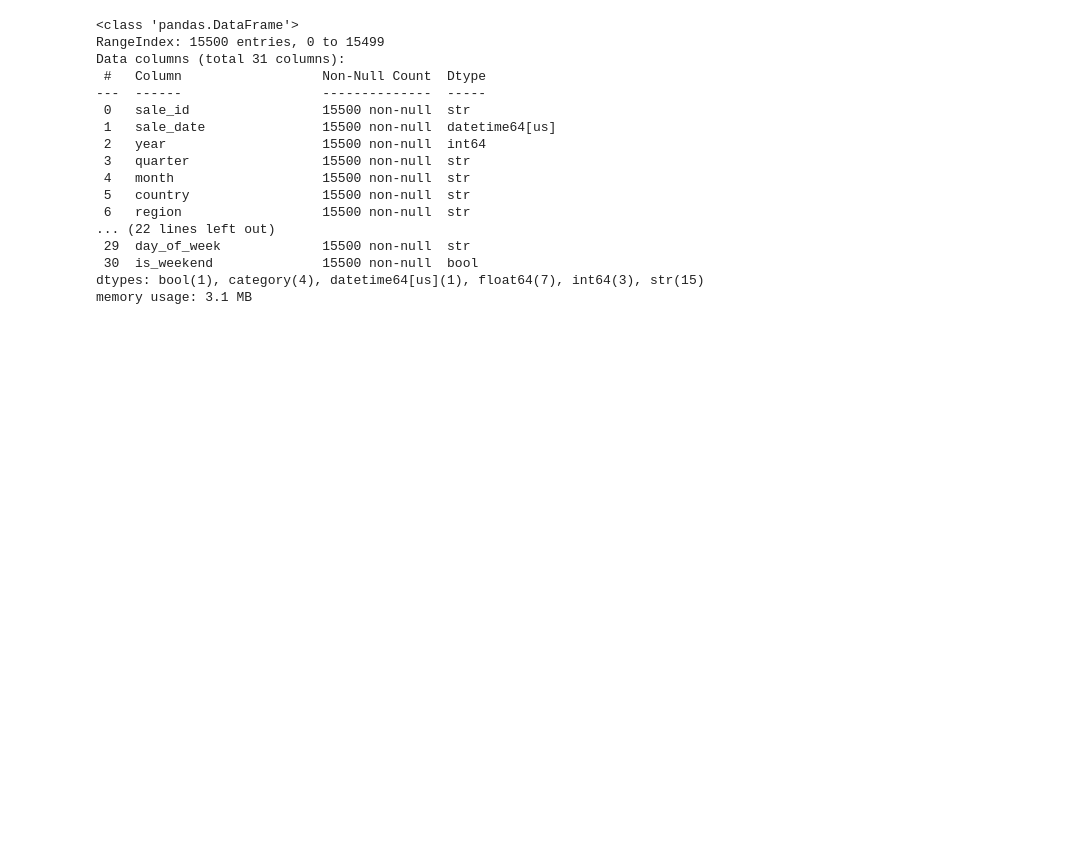
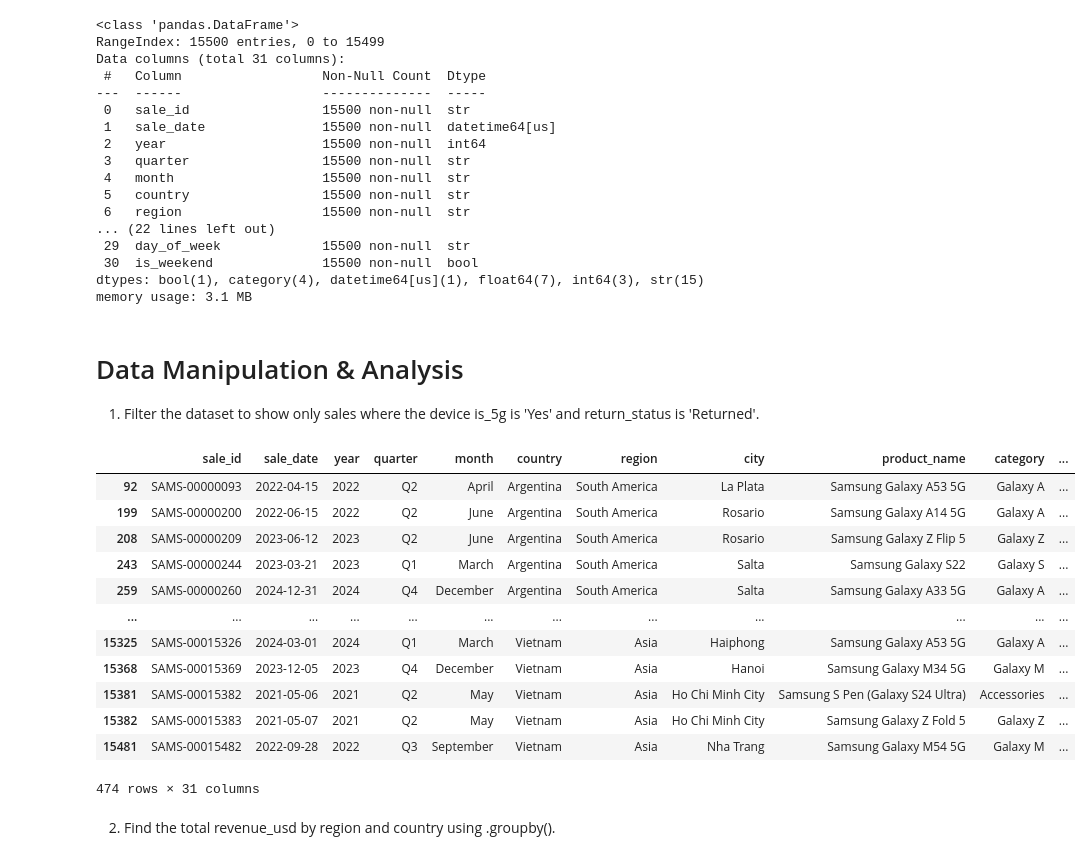
Before and after one commit to nishant8105/Python-Project, a Jupyter notebook: samsung/main.ipynb, the cells around one changed output. Cells and saved outputs as stored; diff of their text form; code cells hidden in the pictures; blank space fills up the shorter version.

Commit message:
data manipulation and Analysis completed

```diff
--- a/samsung/main.ipynb
+++ b/samsung/main.ipynb
@@ -241,3 +241,25 @@ Data columns (total 31 columns):
  30  is_weekend              15500 non-null  bool
 dtypes: bool(1), category(4), datetime64[us](1), float64(7), int64(3), str(15)
 memory usage: 3.1 MB
+# %% [markdown]
+# Data Manipulation & Analysis
+
+1. Filter the dataset to show only sales where the device is_5g is 'Yes' and return_status is 'Returned'.
+# %%
+df[(df["is_5g"] == "Yes") & (df["return_status"] == "Returned")]
+# %% [output]
+|  | sale_id | sale_date | year | quarter | month | country | region | city | product_name | category | ... |
+| 92 | SAMS-00000093 | 2022-04-15 | 2022 | Q2 | April | Argentina | South America | La Plata | Samsung Galaxy A53 5G | Galaxy A | ... |
+| 199 | SAMS-00000200 | 2022-06-15 | 2022 | Q2 | June | Argentina | South America | Rosario | Samsung Galaxy A14 5G | Galaxy A | ... |
+| 208 | SAMS-00000209 | 2023-06-12 | 2023 | Q2 | June | Argentina | South America | Rosario | Samsung Galaxy Z Flip 5 | Galaxy Z | ... |
+| 243 | SAMS-00000244 | 2023-03-21 | 2023 | Q1 | March | Argentina | South America | Salta | Samsung Galaxy S22 | Galaxy S | ... |
+| 259 | SAMS-00000260 | 2024-12-31 | 2024 | Q4 | December | Argentina | South America | Salta | Samsung Galaxy A33 5G | Galaxy A | ... |
+| ... | ... | ... | ... | ... | ... | ... | ... | ... | ... | ... | ... |
+| 15325 | SAMS-00015326 | 2024-03-01 | 2024 | Q1 | March | Vietnam | Asia | Haiphong | Samsung Galaxy A53 5G | Galaxy A | ... |
+| 15368 | SAMS-00015369 | 2023-12-05 | 2023 | Q4 | December | Vietnam | Asia | Hanoi | Samsung Galaxy M34 5G | Galaxy M | ... |
+| 15381 | SAMS-00015382 | 2021-05-06 | 2021 | Q2 | May | Vietnam | Asia | Ho Chi Minh City | Samsung S Pen (Galaxy S24 Ultra) | Accessories | ... |
+| 15382 | SAMS-00015383 | 2021-05-07 | 2021 | Q2 | May | Vietnam | Asia | Ho Chi Minh City | Samsung Galaxy Z Fold 5 | Galaxy Z | ... |
+| 15481 | SAMS-00015482 | 2022-09-28 | 2022 | Q3 | September | Vietnam | Asia | Nha Trang | Samsung Galaxy M54 5G | Galaxy M | ... |
+474 rows × 31 columns
+# %% [markdown]
+2. Find the total revenue_usd by region and country using .groupby().
```
Also changed, not shown: parts of 10 cells of this notebook.
